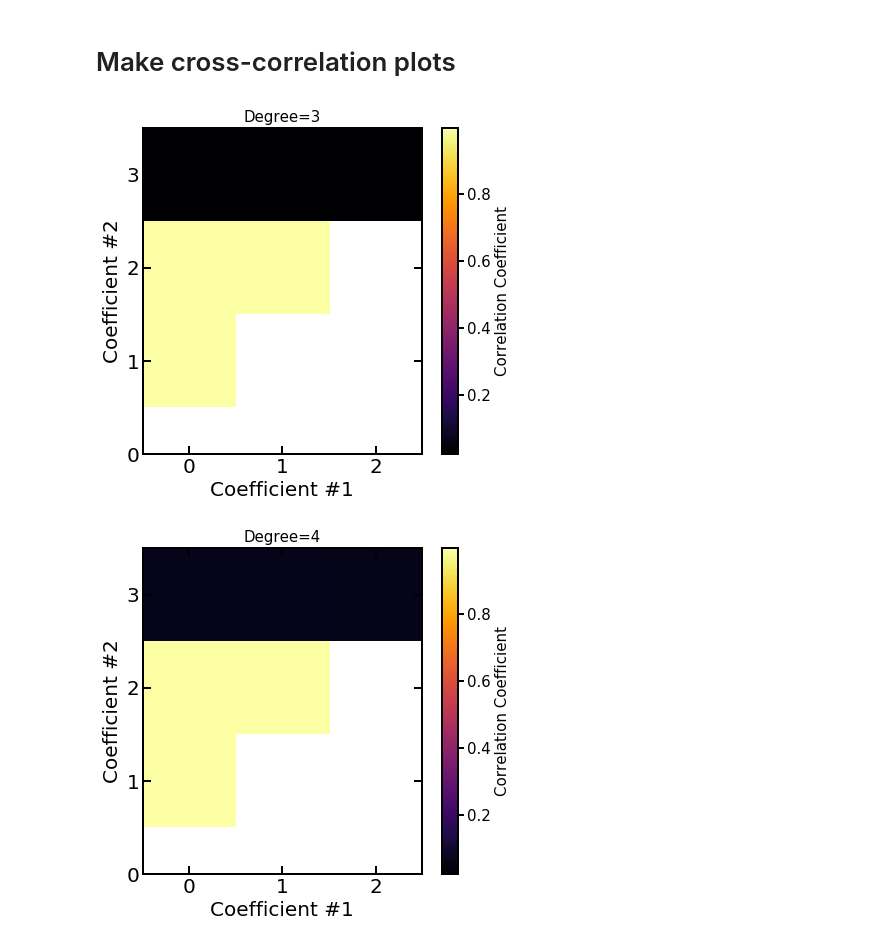
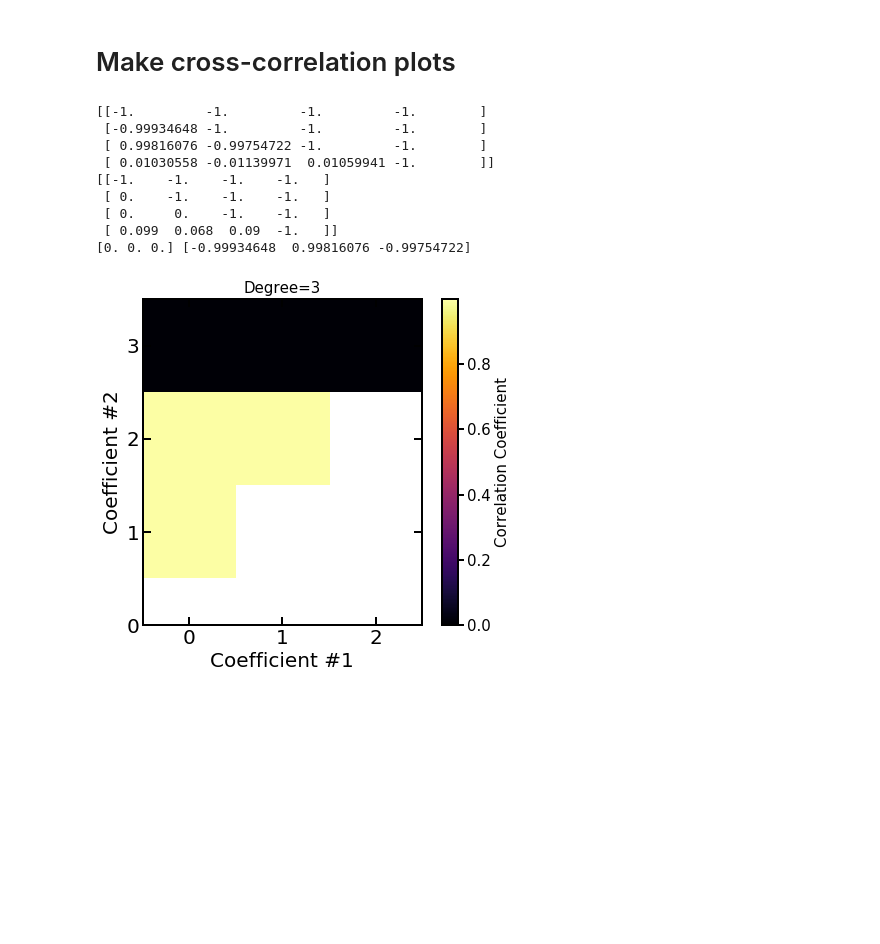
Before and after one commit to multidworlds/eigenspectra, a Jupyter notebook: corrplot.ipynb, the cells around one changed output. Cells and saved outputs as stored; diff of their text form; code cells hidden in the pictures; blank space fills up the shorter version.

```diff
--- a/corrplot.ipynb
+++ b/corrplot.ipynb
@@ -11,51 +11,76 @@ import corrplot
 #(standard setup is one plot for degree=3 and one for degree=4 but you can always comment out stuff to make only a
 #single plot or to compare different things)
 #When you define two files, they will be put on the same color scale in the plots
-file='data/sph_harmonic_coefficients_full_samples/mystery4_eigen2/spherearray_deg_3.npz'
-corrcoeffs=corrplot.corrplot(file,9) #number here is index for which wavelength you want to look at
-file2='data/sph_harmonic_coefficients_full_samples/mystery4_eigen2/spherearray_deg_4.npz'
-corrcoeffs2=corrplot.corrplot(file2,9)
+file='data/sph_harmonic_coefficients_full_samples/mystery1_eigen2/spherearray_deg_3.npz'
+corrcoeffs,pearsonr=corrplot.corrplot(file,9) #number here is index for which wavelength you want to look at
+#file2='data/sph_harmonic_coefficients_full_samples/mystery1_eigen4/spherearray_deg_4.npz'
+#corrcoeffs2,pearsonr2=corrplot.corrplot(file2,8)
+#print(pearsonr)
+print(corrcoeffs)
+#plt.imshow(pearsonr)
+#plt.colorbar()
+pearsonrround=np.zeros(np.shape(pearsonr))
+for i in np.arange(np.shape(pearsonr)[0]):
+    for j in np.arange(np.shape(pearsonr)[1]):
+        pearsonrround[i,j]=round(pearsonr[i,j],3)
+print(pearsonrround)
+corrcoeffs[corrcoeffs==-1.]=0.
+print(pearsonr[abs(corrcoeffs)>0.2],corrcoeffs[abs(corrcoeffs)>0.2])
+#print(np.max(abs(corrcoeffs)))
+# %% [output]
+[[-1.         -1.         -1.         -1.        ]
+ [-0.99934648 -1.         -1.         -1.        ]
+ [ 0.99816076 -0.99754722 -1.         -1.        ]
+ [ 0.01030558 -0.01139971  0.01059941 -1.        ]]
+[[-1.    -1.    -1.    -1.   ]
+ [ 0.    -1.    -1.    -1.   ]
+ [ 0.     0.    -1.    -1.   ]
+ [ 0.099  0.068  0.09  -1.   ]]
+[0. 0. 0.] [-0.99934648  0.99816076 -0.99754722]
 # %%
 #Making the plot
-vmax=np.max((np.max(corrcoeffs),np.max(corrcoeffs2)))
-vmin=np.min((np.min(abs(corrcoeffs)),np.min(abs(corrcoeffs2))))-0.0001
+vmax=np.max(corrcoeffs)#(np.max(corrcoeffs),np.max(corrcoeffs2)))
+vmin=np.min(abs(corrcoeffs))-0.000001#(np.min(abs(corrcoeffs)),np.min(abs(corrcoeffs2))))-0.0001
 
 corrcoeffs[corrcoeffs==-1.]=0.
-corrcoeffs2[corrcoeffs2==-1.]=0.
+corrcoeffs=abs(corrcoeffs)
+corrcoeffs[corrcoeffs==0.]=-1.
+#corrcoeffs2[corrcoeffs2==-1.]=0.
+#print(corrcoeffs)
+#print(vmin)
 
 palette=plt.cm.inferno
 palette.set_under(color='w')
 
 rc('axes',linewidth=2)
 plt.figure(figsize=(7,6))
 plt.title('Degree=3',fontsize=15)
-plt.imshow(abs(corrcoeffs),cmap=palette,vmin=vmin,vmax=vmax,origin='lower')
+plt.imshow(corrcoeffs,cmap=palette,vmin=vmin,vmax=vmax,origin='lower')
 c=plt.colorbar()
 c.ax.tick_params(labelsize=15,width=2,length=6)
 c.set_label('Correlation Coefficient',fontsize=15)
 plt.xlim((-0.5,np.shape(corrcoeffs)[0]-1.5))
 plt.ylim((0.5,np.shape(corrcoeffs)[0]-0.5))
 plt.xlabel('Coefficient #1',fontsize=20)
 plt.ylabel('Coefficient #2',fontsize=20)
 plt.xticks([0,1,2],['0','1','2'])    #unfortunately I couldn't find a shortcut to make the ticks the same length as the cross-correlation plots, so you might have to edit this to get the axes looking nice
 plt.yticks([0,1,2,3],['0','1','2','3'])
 plt.tick_params(labelsize=20,axis="both",top=True,right=True,width=2,length=8,direction='in')
 plt.show()
 
-plt.figure(figsize=(7,6))
-plt.title('Degree=4',fontsize=15)
-plt.imshow(abs(corrcoeffs2),cmap=palette,vmin=vmin,vmax=vmax,origin='lower')
-c=plt.colorbar()
-c.ax.tick_params(labelsize=15,width=2,length=6)
-c.set_label('Correlation Coefficient',fontsize=15)
-plt.xlim((-0.5,np.shape(corrcoeffs2)[0]-1.5))
-plt.ylim((0.5,np.shape(corrcoeffs2)[0]-0.5))
-plt.xlabel('Coefficient #1',fontsize=20)
-plt.ylabel('Coefficient #2',fontsize=20)
-plt.xticks([0,1,2],['0','1','2'])   #unfortunately I couldn't find a shortcut to make the ticks the same length as the cross-correlation plots, so you might have to edit this to get the axes looking nice
-plt.yticks([0,1,2,3],['0','1','2','3'])
-plt.tick_params(labelsize=20,axis="both",top=True,right=True,width=2,length=8,direction='in')
-plt.show()
+# plt.figure(figsize=(7,6))
+# plt.title('Degree=4',fontsize=15)
+# plt.imshow(abs(corrcoeffs2),cmap=palette,vmin=vmin,vmax=vmax,origin='lower')
+# c=plt.colorbar()
+# c.ax.tick_params(labelsize=15,width=2,length=6)
+# c.set_label('Correlation Coefficient',fontsize=15)
+# plt.xlim((-0.5,np.shape(corrcoeffs2)[0]-1.5))
+# plt.ylim((0.5,np.shape(corrcoeffs2)[0]-0.5))
+# plt.xlabel('Coefficient #1',fontsize=20)
+# plt.ylabel('Coefficient #2',fontsize=20)
+# plt.xticks([0,1,2],['0','1','2'])   #unfortunately I couldn't find a shortcut to make the ticks the same length as the cross-correlation plots, so you might have to edit this to get the axes looking nice
+# plt.yticks([0,1,2,3],['0','1','2','3'])
+# plt.tick_params(labelsize=20,axis="both",top=True,right=True,width=2,length=8,direction='in')
+# plt.show()
 # %% [output]
-[figure, old version]
+[figure, new version]
-[figure, removed]
```
Also changed, not shown: parts of 1 cell of this notebook, 1 other file.
